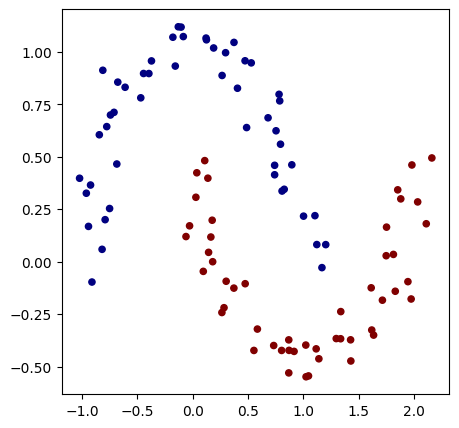
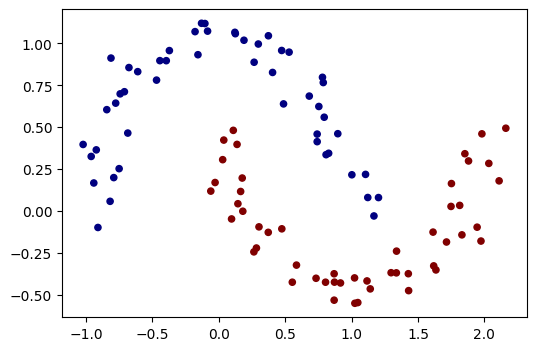
Unified diff of the notebook cell whose output changed from the first chart to the second:
--- before
+++ after
@@ -5,4 +5,4 @@
 
 # Visualize in 2D
-plt.figure(figsize=(5, 5))
+plt.figure(figsize=(6, 4))
 plt.scatter(X[:, 0], X[:, 1], c=y, s=20, cmap="jet")

Commit: refactor: tweak graph size